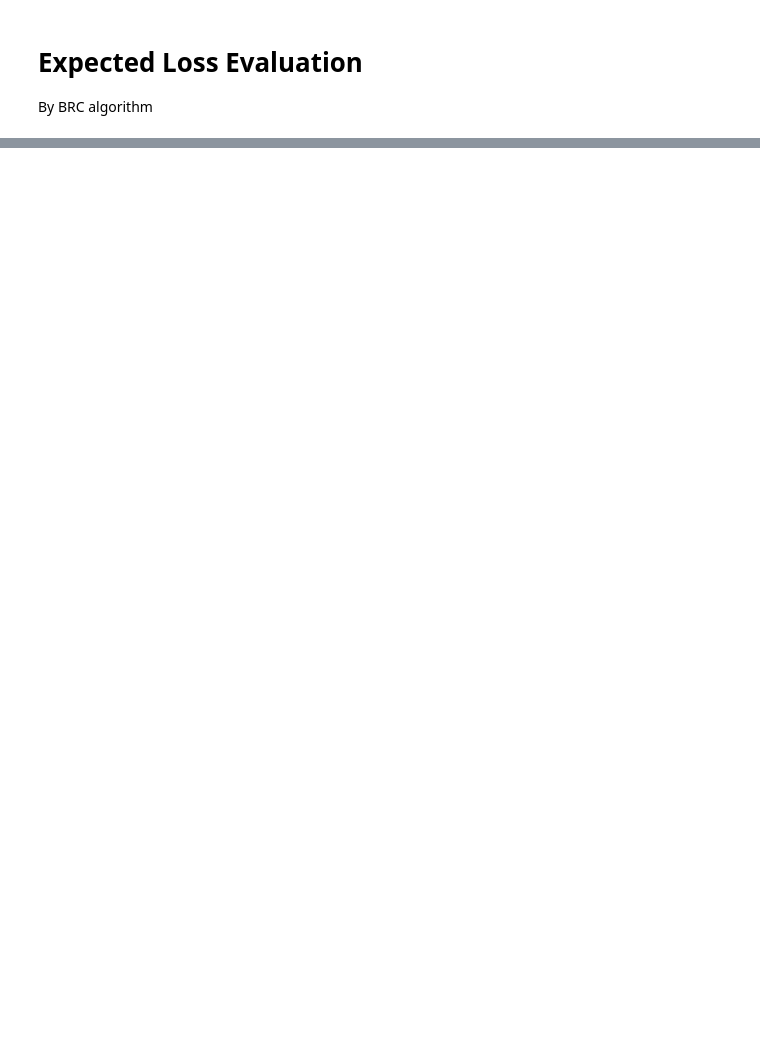
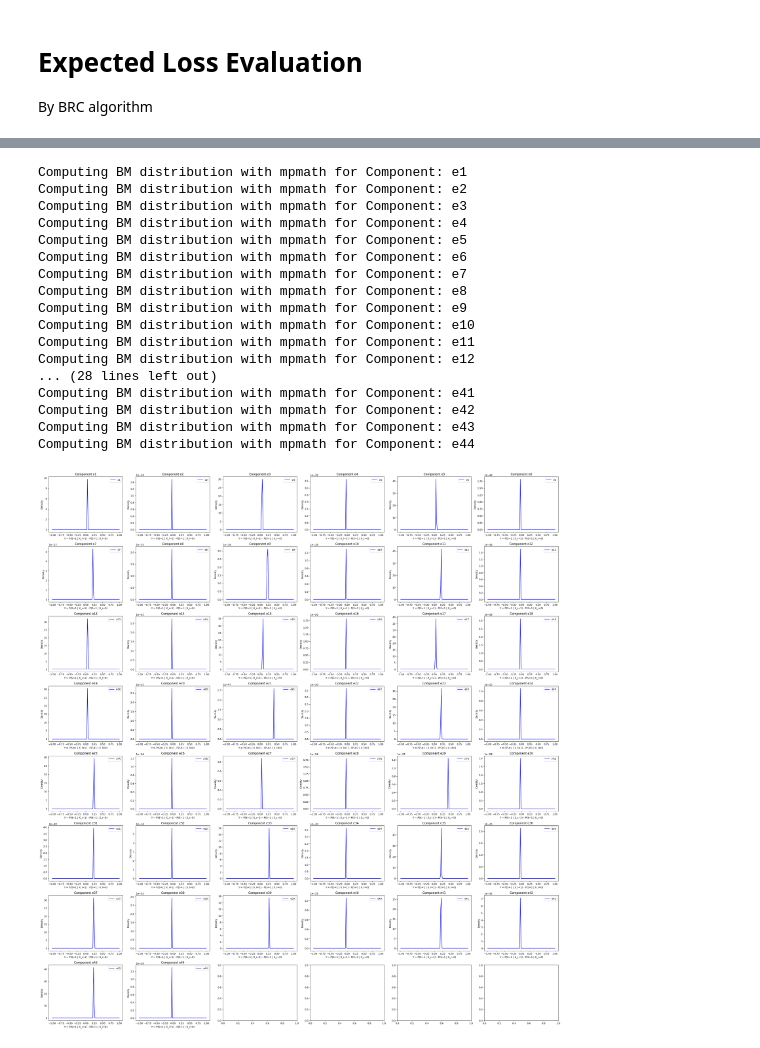
Before and after one commit to mjkang920/network_reliability, a Jupyter notebook: 2025-02-18-Scotland_brc+sampling.ipynb, the cells around one changed output, grey strips where cells are left out. Saved outputs shown, nothing was run; the diff lists cells and outputs as text; code cells hidden in the pictures; blank space fills up the shorter version.

```diff
--- a/2025-02-18-Scotland_brc+sampling.ipynb
+++ b/2025-02-18-Scotland_brc+sampling.ipynb
@@ -1195,0 +1022,53 @@ NameError: name 'component_BM' is not defined
+# %%
+y_values = np.linspace(-1, 1, 100)  # Define Y values for BM distribution
+num_components = len(probs_cpm.keys())  # Number of components
+
+# Automatically determine grid size (rows and columns)
+ncols = min(6, num_components)
+nrows = (num_components + ncols - 1) // ncols
+
+# Create subplots
+fig, axes = plt.subplots(nrows, ncols, figsize=(5 * ncols, 4 * nrows))
+axes = np.array(axes).flatten()
+
+bm_results = {}
+
+for ax, X_n in zip(axes, probs_cpm.keys()):
+    print(f"Computing BM distribution with mpmath for Component: {X_n}")
+
+    alpha1 = final_results_1[X_n]['Alpha']
+    beta1 = final_results_1[X_n]['Beta']
+    alpha2 = final_results_0[X_n]['Alpha']
+    beta2 = final_results_0[X_n]['Beta']
+
+    BM_distribution = [batch.f_Y_mpmath(y, alpha1, beta1, alpha2, beta2) for y in y_values] # Compute BM distribution over multiple Y values
+    bm_results[X_n] = BM_distribution   # Store results
+
+    # Plot BM distribution
+    ax.plot(y_values, BM_distribution, label=f"{X_n}", color='blue')
+    ax.set_title(f"Component {X_n}")
+    ax.set_xlabel("Y = P(S=1 | X_i=1) - P(S=1 | X_i=0)")
+    ax.set_ylabel("Density")
+    ax.legend()
+
+plt.tight_layout()
+plt.show()
+# %% [output]
+Computing BM distribution with mpmath for Component: e1
+Computing BM distribution with mpmath for Component: e2
+Computing BM distribution with mpmath for Component: e3
+Computing BM distribution with mpmath for Component: e4
+Computing BM distribution with mpmath for Component: e5
+Computing BM distribution with mpmath for Component: e6
+Computing BM distribution with mpmath for Component: e7
+Computing BM distribution with mpmath for Component: e8
+Computing BM distribution with mpmath for Component: e9
+Computing BM distribution with mpmath for Component: e10
+Computing BM distribution with mpmath for Component: e11
+Computing BM distribution with mpmath for Component: e12
+... (28 lines left out)
+Computing BM distribution with mpmath for Component: e41
+Computing BM distribution with mpmath for Component: e42
+Computing BM distribution with mpmath for Component: e43
+Computing BM distribution with mpmath for Component: e44
+[figure, added]
```
Also changed, not shown: parts of 19 cells of this notebook, 1 other file.
